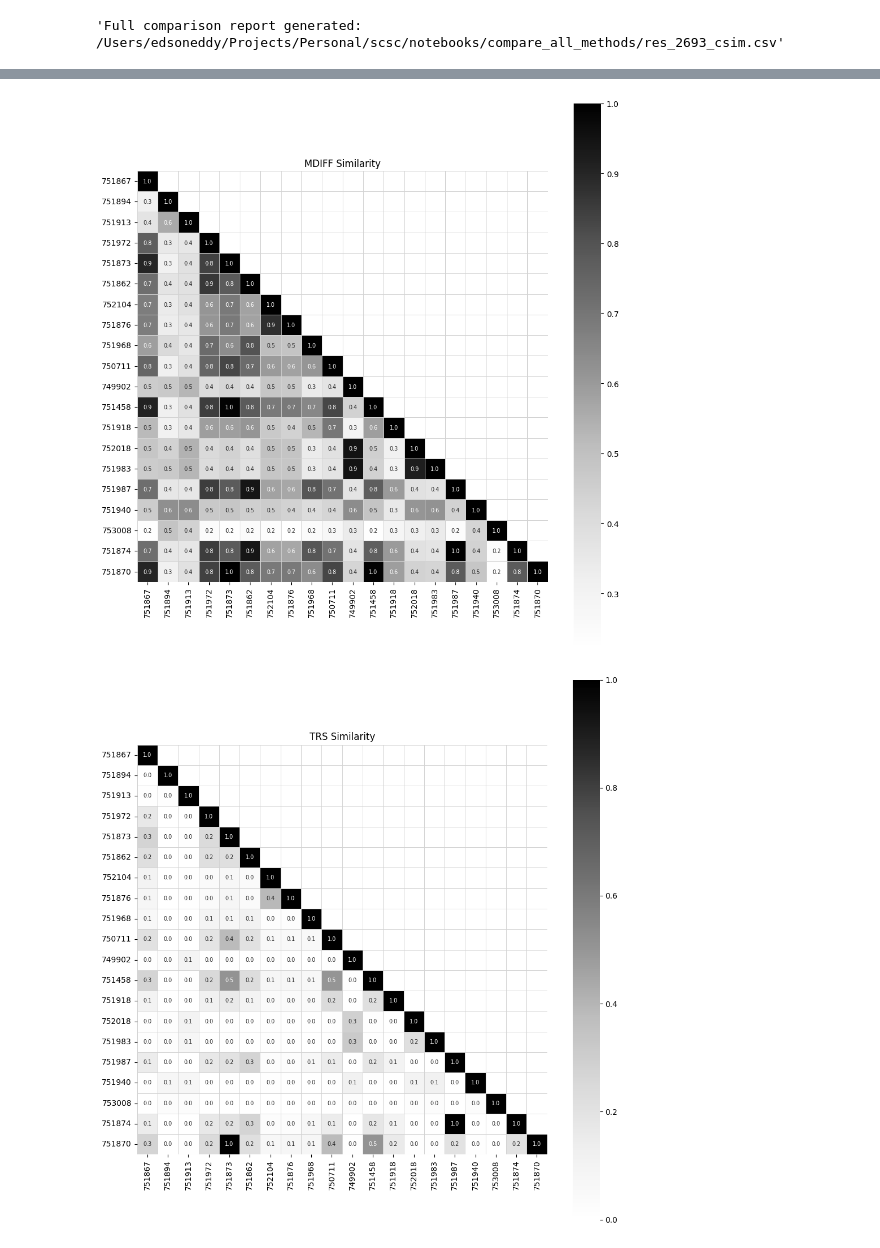
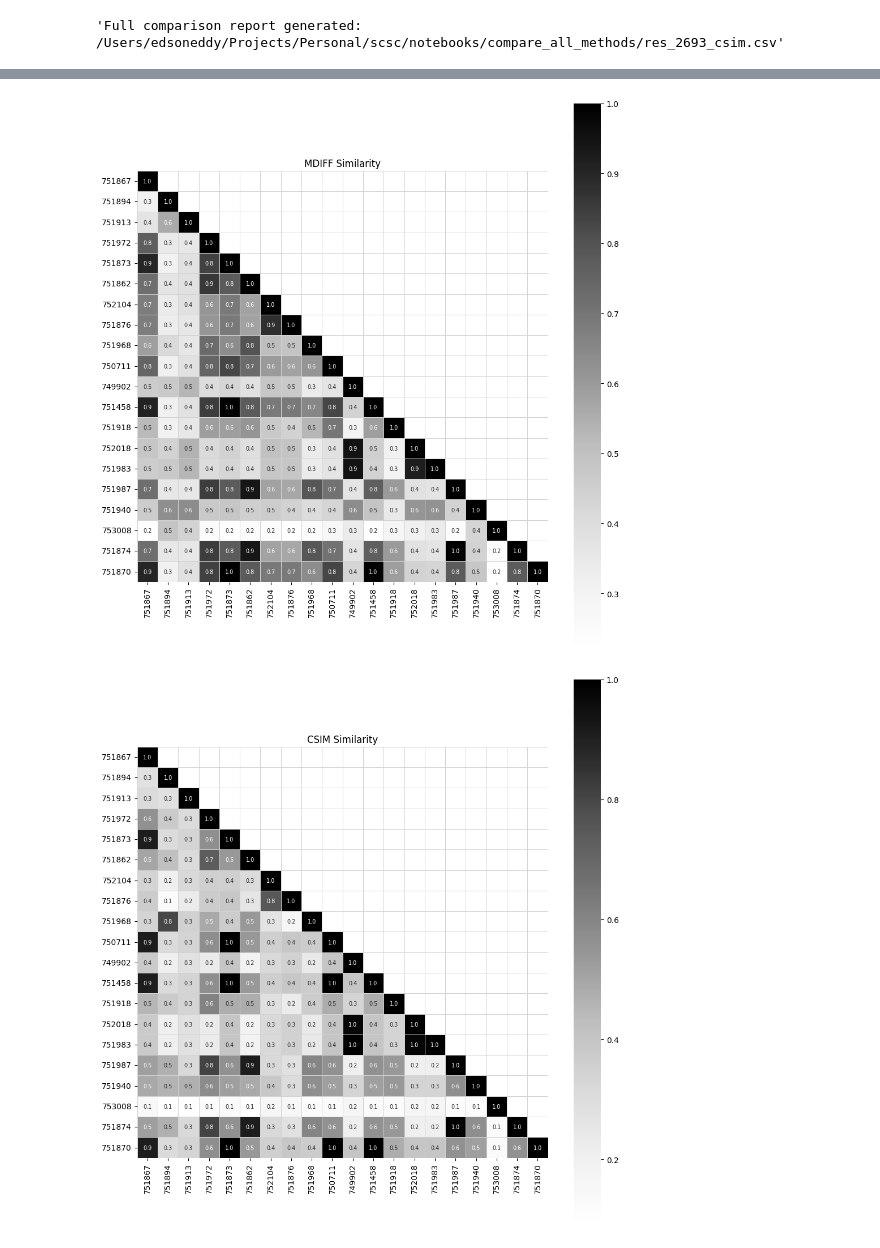
Before and after one commit to EdsonEddy/scsc, a Jupyter notebook: notebooks/compare_all_methods/compare_all_methods.ipynb, the cells around one changed output, grey strips where cells are left out. Drawn from its saved outputs; the diff is of its cells as text; code cells hidden in the pictures.

```diff
--- a/notebooks/compare_all_methods/compare_all_methods.ipynb
+++ b/notebooks/compare_all_methods/compare_all_methods.ipynb
@@ -73,32 +67,31 @@ def load_and_plot_correlation(csv_file, title=None):
         mask=mask,
         annot=use_annot,
         fmt='.1f',
         cmap='Greys',
         square=True,
         linewidths=0.5,
         linecolor='lightgray',
         cbar=True,
         annot_kws=annot_kws,
         ax=ax
     )
 
     # Tick label rotation for clarity
     ax.set_xticklabels(ax.get_xticklabels(), rotation=90)
     ax.set_yticklabels(ax.get_yticklabels(), rotation=0)
 
     if title:
         ax.set_title(title)
 
     mp.tight_layout()
     mp.show()
 
 load_and_plot_correlation(res_ted, title='TED Similarity')
 load_and_plot_correlation(res_lf, title='LF Similarity')
 load_and_plot_correlation(res_mdiff, title='MDIFF Similarity')
-load_and_plot_correlation(res_trs, title='TRS Similarity')
 load_and_plot_correlation(res_csim, title='CSIM Similarity')
 # %% [output]
 [figure]
 [figure]
 [figure]
-[figure, old version]
+[figure, new version]
```
Also changed, not shown: parts of 3 cells of this notebook, 13 other files.
